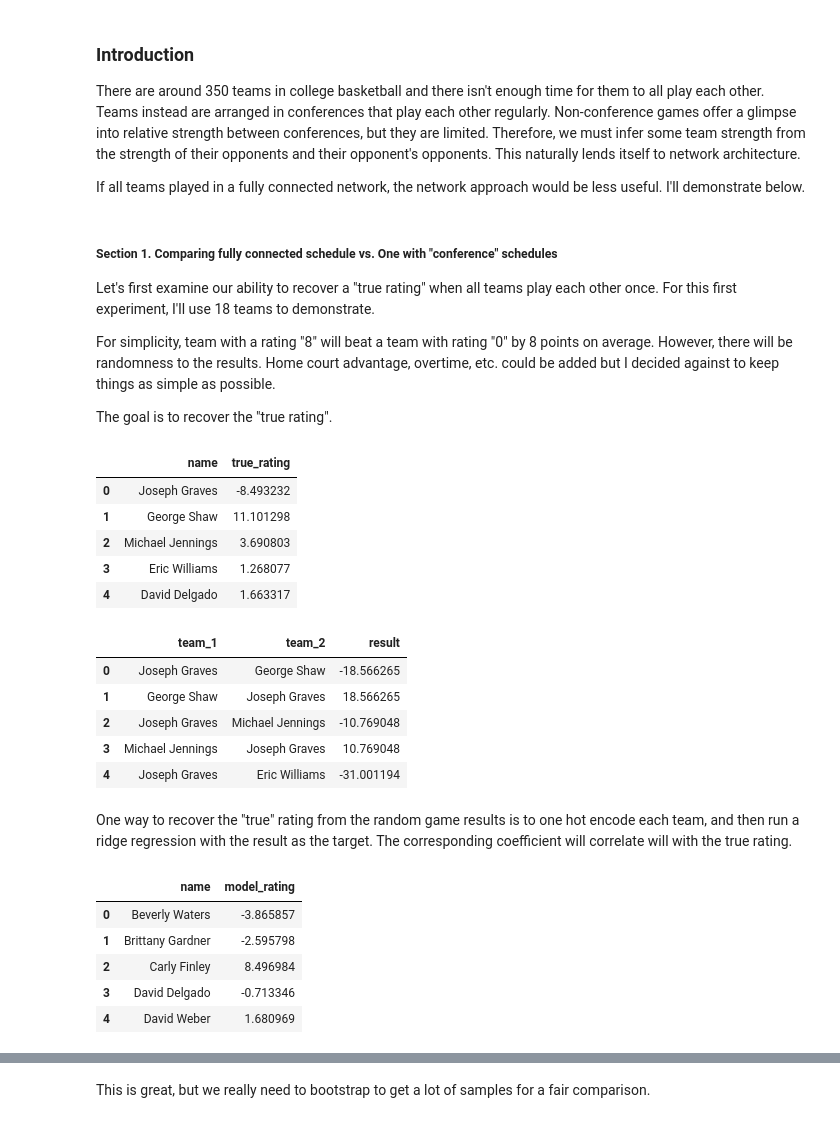
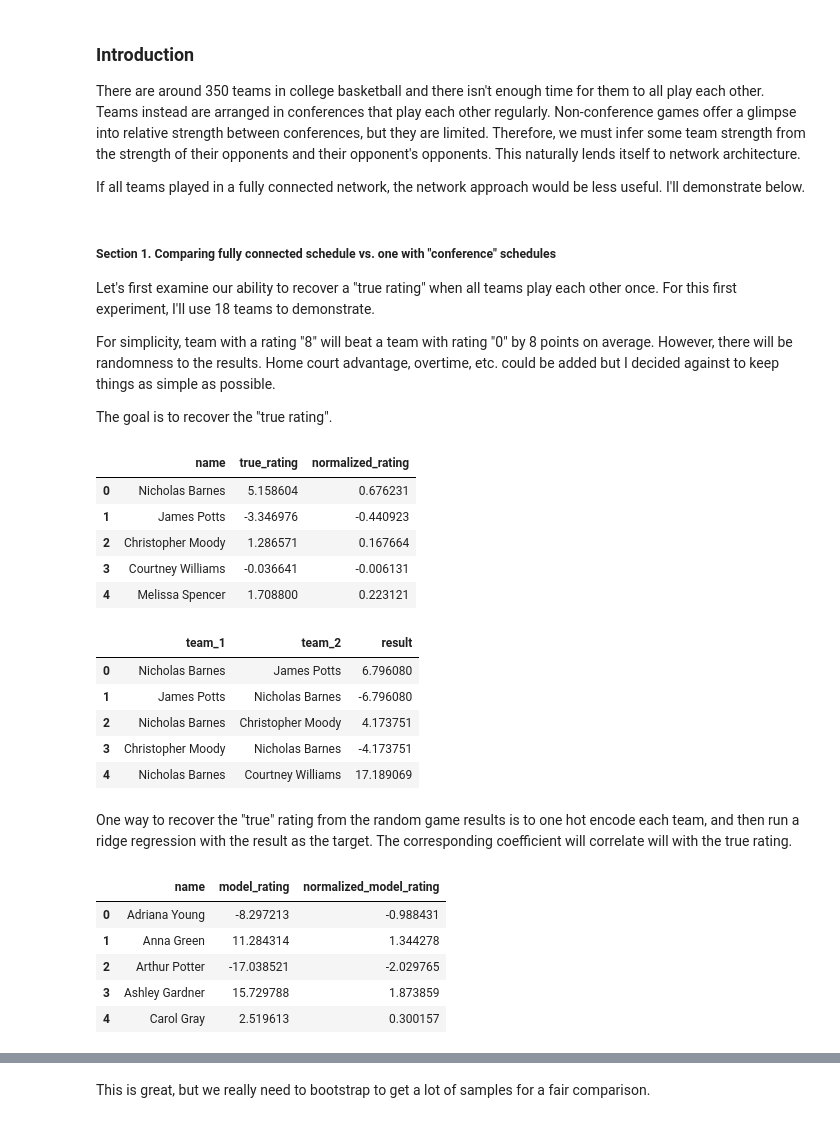
Before and after one commit to btatkinson/NCAA-basketball-Capstone, a Jupyter notebook: notebooks/exploratory/team_network_demo.ipynb, the cells around one changed output, grey strips where cells are left out. Saved outputs shown, nothing was run; the diff lists cells and outputs as text; code cells hidden in the pictures.

```diff
--- a/notebooks/exploratory/team_network_demo.ipynb
+++ b/notebooks/exploratory/team_network_demo.ipynb
@@ -14,7 +14,7 @@ There are around 350 teams in college basketball and there isn't enough time for
 
 If all teams played in a fully connected network, the network approach would be less useful. I'll demonstrate below.
 # %% [markdown]
-##### Section 1. Comparing fully connected schedule vs. One with "conference" schedules
+##### Section 1. Comparing fully connected schedule vs. one with "conference" schedules
 
 Let's first examine our ability to recover a "true rating" when all teams play each other once. For this first experiment, I'll use 18 teams to demonstrate.
 
@@ -24,32 +24,39 @@ randomness to the results. Home court advantage, overtime, etc. could be added b
 The goal is to recover the "true rating".
 # %%
 
-import networkx
+import random
 
 import numpy as np
 import pandas as pd
+import networkx as nx
 import seaborn as sns
+
 
 from tqdm import tqdm
 from faker import Faker
 from itertools import combinations
 
 
 
-
+## need to normalize true rating since it is relative, or else can have an average of -3
 
 fake = Faker()
 
 # generate teams
 teams = pd.DataFrame([(fake.name(), np.random.normal(0, 8)) for i in range(18)], columns=['name', 'true_rating'])
+
+# need to normalize
+teams['normalized_rating']  = (teams['true_rating'] - teams['true_rating'].mean())/teams['true_rating'].std()
+
+
 teams.head()
 # %% [output]
-|  | name | true_rating |
-| 0 | Joseph Graves | -8.493232 |
-| 1 | George Shaw | 11.101298 |
-| 2 | Michael Jennings | 3.690803 |
-| 3 | Eric Williams | 1.268077 |
-| 4 | David Delgado | 1.663317 |
+|  | name | true_rating | normalized_rating |
+| 0 | Nicholas Barnes | 5.158604 | 0.676231 |
+| 1 | James Potts | -3.346976 | -0.440923 |
+| 2 | Christopher Moody | 1.286571 | 0.167664 |
+| 3 | Courtney Williams | -0.036641 | -0.006131 |
+| 4 | Melissa Spencer | 1.708800 | 0.223121 |
 # %%
 
 # Randomly generate game results with noise centered around true skill
@@ -79,11 +86,11 @@ game_results = play_season(schedule, skill_dict)
 game_results.head()
 # %% [output]
 |  | team_1 | team_2 | result |
-| 0 | Joseph Graves | George Shaw | -18.566265 |
-| 1 | George Shaw | Joseph Graves | 18.566265 |
-| 2 | Joseph Graves | Michael Jennings | -10.769048 |
-| 3 | Michael Jennings | Joseph Graves | 10.769048 |
-| 4 | Joseph Graves | Eric Williams | -31.001194 |
+| 0 | Nicholas Barnes | James Potts | 6.796080 |
+| 1 | James Potts | Nicholas Barnes | -6.796080 |
+| 2 | Nicholas Barnes | Christopher Moody | 4.173751 |
+| 3 | Christopher Moody | Nicholas Barnes | -4.173751 |
+| 4 | Nicholas Barnes | Courtney Williams | 17.189069 |
 # %% [markdown]
 
 One way to recover the "true" rating from the random game results is to one hot encode each team, and then run a ridge regression with the result as the target. The corresponding coefficient will correlate will with the true rating.
@@ -121,15 +128,16 @@ def get_team_ratings(X, y, teams, ridge_alpha=0.1):
 
 X, y, team_order = return_ratings_xy(game_results)
 model_ratings = get_team_ratings(X, y, team_order)
+model_ratings['normalized_model_rating'] = (model_ratings['model_rating'].copy() - model_ratings['model_rating'].mean())/model_ratings['model_rating'].std()
 
 model_ratings.head()
 # %% [output]
-|  | name | model_rating |
-| 0 | Beverly Waters | -3.865857 |
-| 1 | Brittany Gardner | -2.595798 |
-| 2 | Carly Finley | 8.496984 |
-| 3 | David Delgado | -0.713346 |
-| 4 | David Weber | 1.680969 |
+|  | name | model_rating | normalized_model_rating |
+| 0 | Adriana Young | -8.297213 | -0.988431 |
+| 1 | Anna Green | 11.284314 | 1.344278 |
+| 2 | Arthur Potter | -17.038521 | -2.029765 |
+| 3 | Ashley Gardner | 15.729788 | 1.873859 |
+| 4 | Carol Gray | 2.519613 | 0.300157 |
 # %%
 
 # merge in true ratings
```
Also changed, not shown: parts of 11 cells of this notebook.
